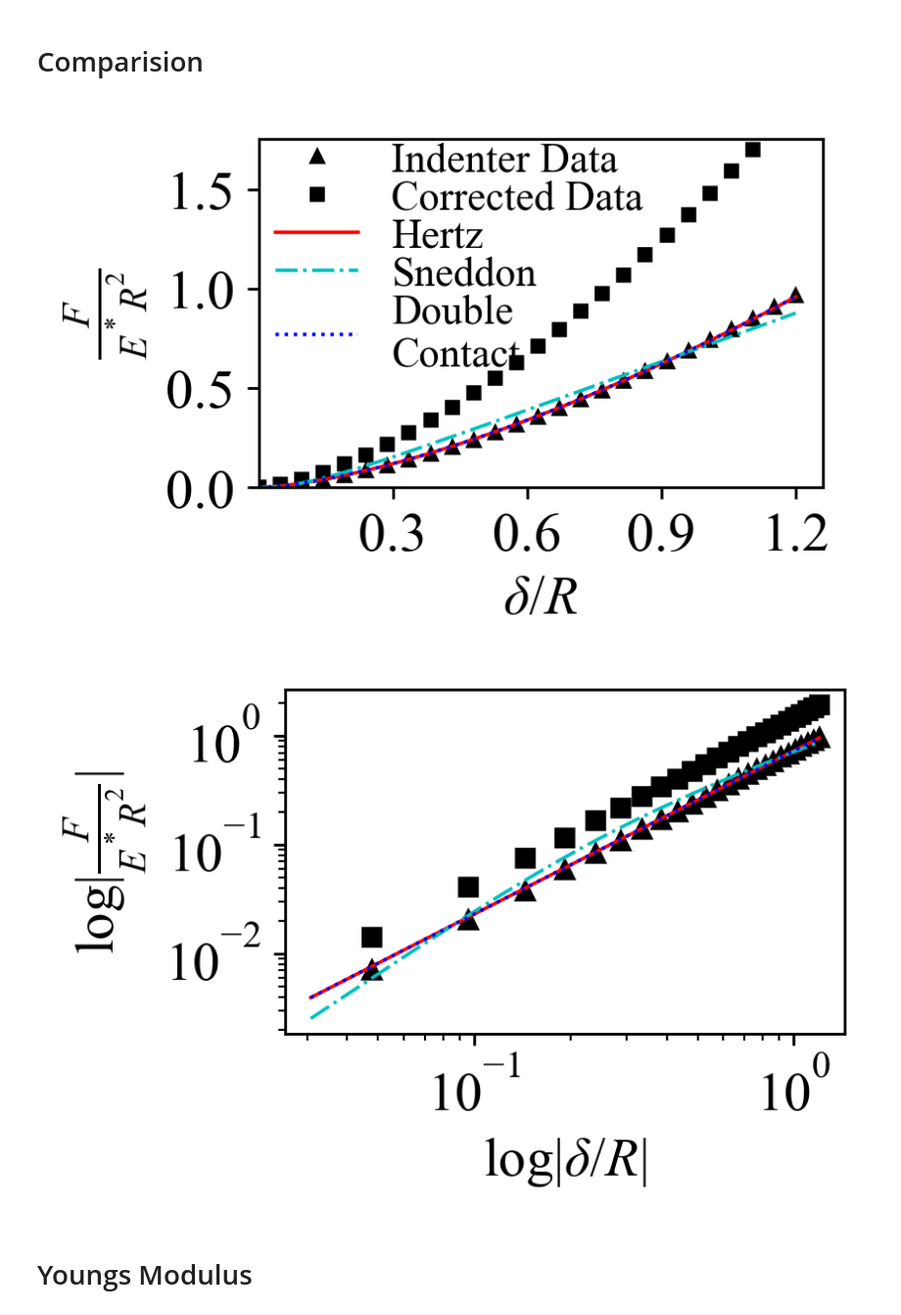
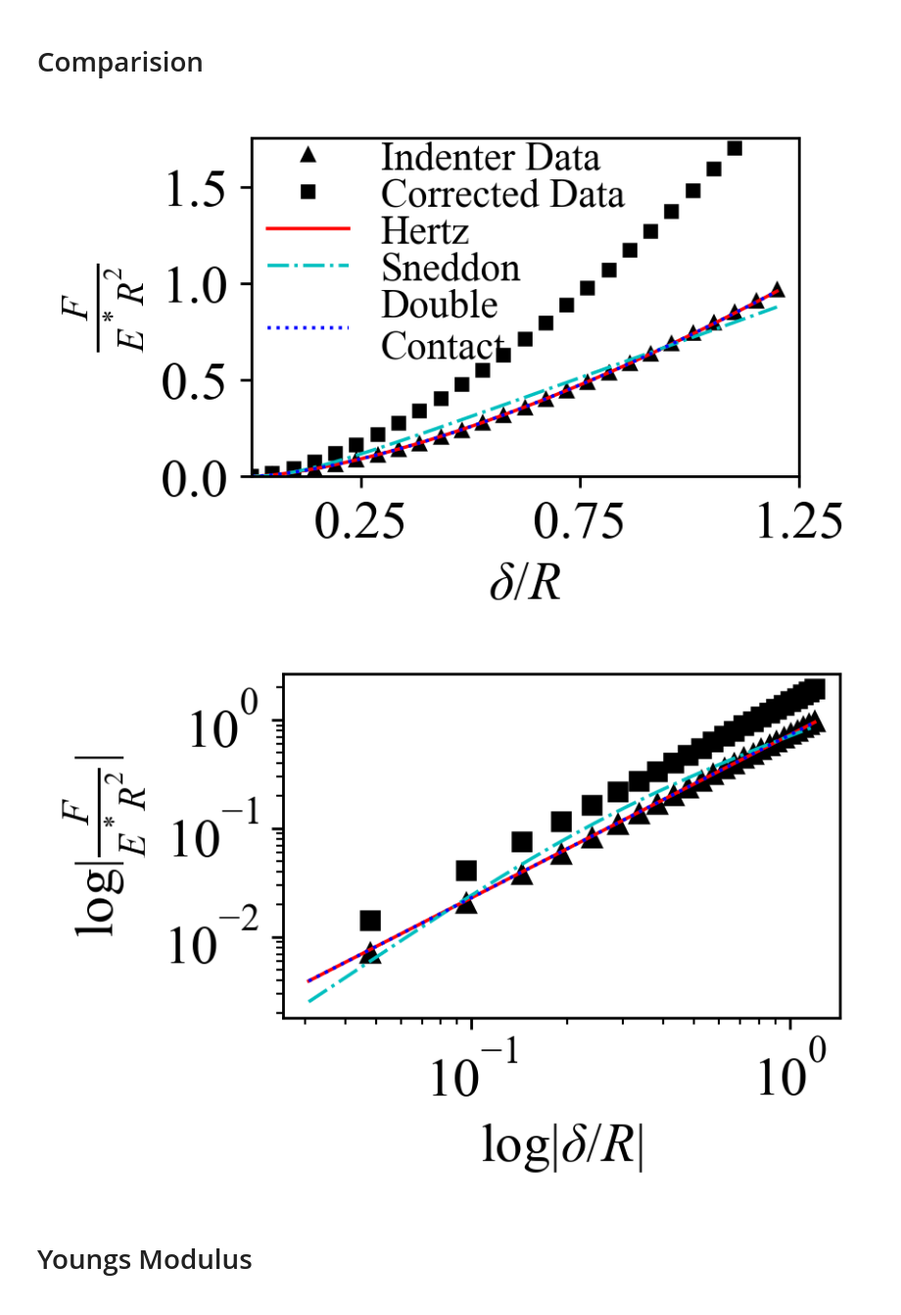
Before and after one commit to Joshua-Giblin-Burnham/ABAQUSAFMSimulations, a Jupyter notebook: ABAQUS Notebook Simulations/axisymmetric/AFM Abaqus Code Test Capped Indentor - Sphere Axisymmetric.ipynb, the cells around one changed output. Shown at 98% size. Cells and saved outputs as stored; diff of their text form; code cells hidden in the pictures.

```diff
--- a/ABAQUS Notebook Simulations/axisymmetric/AFM Abaqus Code Test Capped Indentor - Sphere Axisymmetric.ipynb
+++ b/ABAQUS Notebook Simulations/axisymmetric/AFM Abaqus Code Test Capped Indentor - Sphere Axisymmetric.ipynb
@@ -370,7 +370,7 @@ def SSHconnect(remote_server, **kwargs):
 
     return ssh_client
 # %%
-def RemoteSubmission(remote_server, script, remotePath, localPath, **kwargs):
+def RemoteSubmission(remote_server, script, abqCommand, remotePath, localPath, **kwargs):
     '''
     Function to make directory and transfer files to SSH server. A new Channel is opened and the files are transfered.
     The commands input and output streams are returned as Python file-like objects representing stdin, stdout, and stderr.
@@ -430,6 +430,10 @@ def RemoteSubmission(remote_server, script, remotePath, localPath, **kwargs):
         ftp_client.close()
         ssh_client.close()
 
+        t1 = time.time()
+        print('File Transfer Complete - '+ str(timedelta(seconds=t1-t0)) )
+
+    if 'Load' not in kwargs.keys() or kwargs['Load'] == True:
         # Import data to variable
         U2Base = np.array(np.loadtxt(os.path.join('data', 'U2Base_Results.csv'), delimiter=","))
         RFBase = np.array(np.loadtxt(os.path.join('data', 'RFBase_Results.csv'), delimiter=","))
@@ -437,9 +441,6 @@ def RemoteSubmission(remote_server, script, remotePath, localPath, **kwargs):
         RFIndentor = np.array(np.loadtxt(os.path.join('data', 'RFIndentor_Results.csv'), delimiter=","))
 
 
-        t1 = time.time()
-        print('File Transfer Complete - '+ str(timedelta(seconds=t1-t0)) )
-
         return U2Base, RFBase, U2Indentor, RFIndentor
 # %%
 #  ------------------------------------------Remote Sever and Submission Variables------------------------------------------
@@ -461,7 +462,7 @@ R_indentor = 5
 theta_degrees = 20
 theta = theta_degrees*(np.pi/180)
 # %%
-U2Base, RFBase, U2Indentor, RFIndentor = RemoteSubmission(remote_server, script, remotePath, localPath, ProxyJump=proxy_server, Submit=False)
+U2Base, RFBase, U2Indentor, RFIndentor = RemoteSubmission(remote_server, script, abqCommand, remotePath, localPath, ProxyJump=proxy_server, Submit=False, Retrieval =False)
 
 # Set force cut off to fit at set maximum indentation force as apposed to depth
 RFmax      = 4*(E_eff*R_indentor**2)
@@ -657,35 +657,40 @@ ax.plot(x/R_indentor, F_Double(x,E_double[k], r)/(E_eff*R_indentor**2), ':',
 
 ax.set_xlabel(r'$\delta/R$')
 ax.set_ylabel(r'$\frac{F}{E^*R^2}$')
 ax.set_xlim([0, ax.get_xlim()[1]])
 ax.set_ylim([0, 1.75])
 ax.set_yticks(np.round(10*np.linspace(0,1.5,4))/10)
 ax.legend(frameon=False, loc = [0,0.275], labelspacing=0, fontsize=12)
 
 plt.gca().xaxis.set_major_locator(MaxNLocator(prune='lower'))
 plt.locator_params(axis='x', nbins=5)
 plt.locator_params(axis='y', nbins=5)
+
+ax.set_xlim([0, 1.25])
+ax.set_xticks([0.25,0.75,1.25])
+
+fig.savefig('/mnt/c/Users/Joshg/Downloads/Manuscript_Figures/Capped-Sphere-Contact_Models.pdf', bbox_inches = 'tight', transparent=True)
 plt.show()
 
 
 # --------------------------------------------------Plot 2-----------------------------------------------------
 fig, ax = plt.subplots(1, 1, figsize=(linewidth/2, 1/1.61*linewidth/2))
 
 ax.plot((u2[1:]), (rf1[1:]), '^', ms = 5, lw = 1, color = 'k', label = 'Indenter Data')
 ax.plot((u2[1:]), (rf2[1:]), 's', ms = 5, lw = 1, color = 'k', label = 'Corrected Data')
 ax.plot((x[1:]/R_indentor), (F_Hertz(x,E_hertz[k], r)[1:]/(E_eff*R_indentor**2)), '-',      lw = 1, color = 'r', label = 'Hertz')
 ax.plot((x[1:]/R_indentor), (F_Sneddon(x,E_Sneddon[k], r)[1:]/(E_eff*R_indentor**2)), '-.', lw = 1, color = 'c', label = 'Sneddon')
 ax.plot((x[1:]/R_indentor), (F_Double(x,E_double[k], r)[1:]/(E_eff*R_indentor**2)), ':',    lw = 1, color = 'b', label = 'Double Contact')
 
 ax.set_xlabel(r'log|$\delta/R$|')
 ax.set_ylabel(r'log|$\frac{F}{E^*R^2}$|')
 ax.set_xscale('log')
 ax.set_yscale('log')
 
 plt.show()
 # %% [output]
-[figure, old version]
+[figure, new version]
-[figure, old version]
+[figure, new version]
 # %% [markdown]
 # Youngs Modulus
 # %%
```
Also changed, not shown: parts of 3 cells of this notebook.
